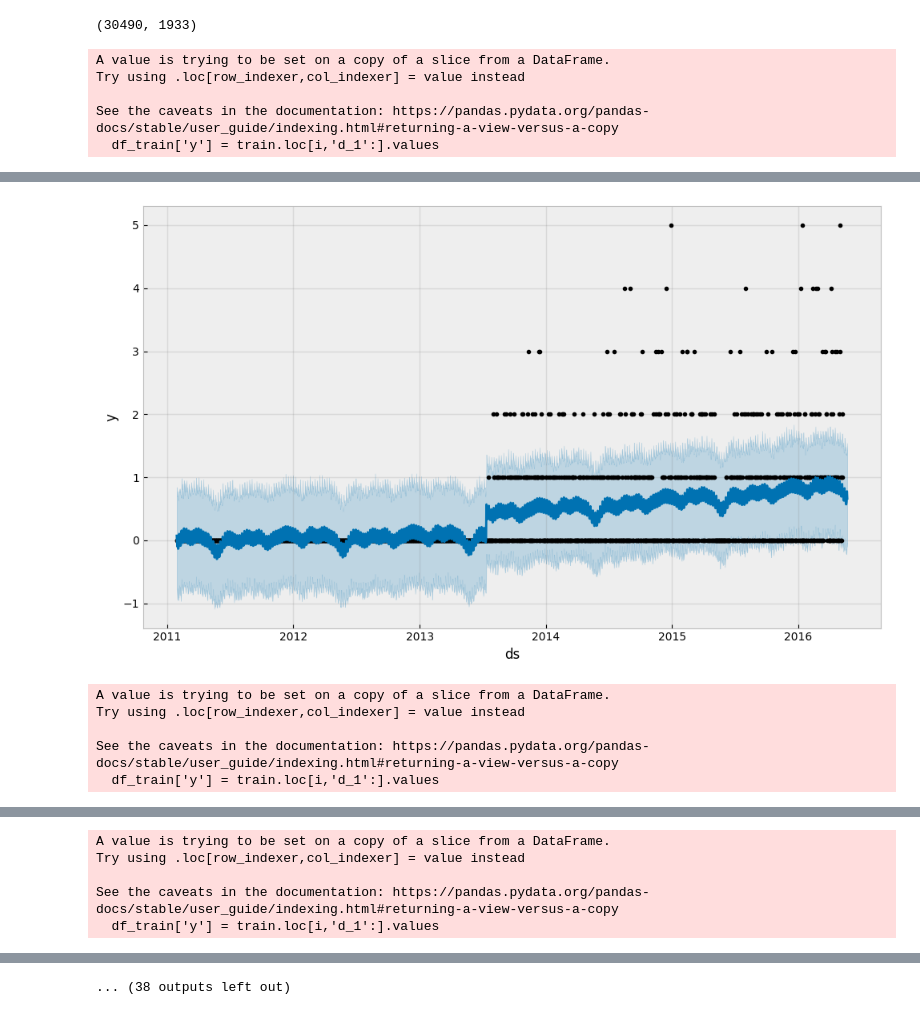
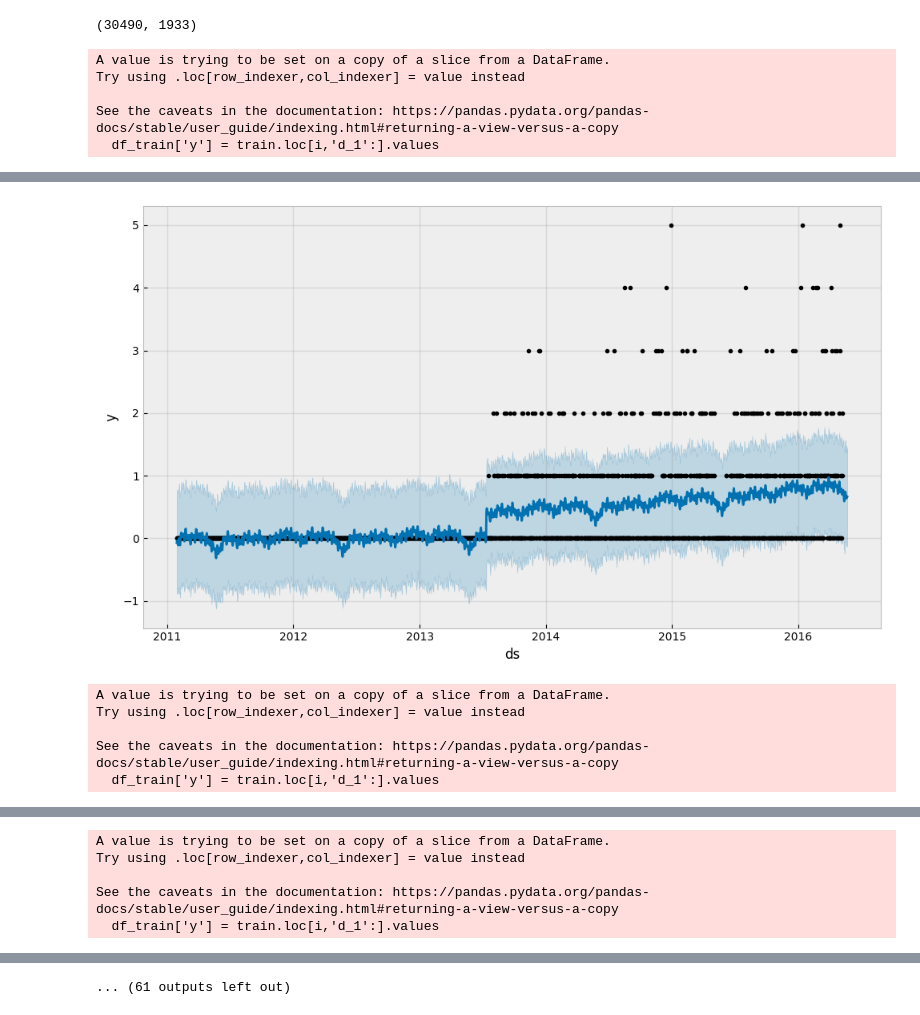
Before and after one commit to ten10ba/chronolog, a Jupyter notebook: code/m5.ipynb, the cells around one changed output, grey strips where cells are left out. Saved outputs shown, nothing was run; the diff lists cells and outputs as text; code cells hidden in the pictures.

Commit message:
add monthly seasonality

```diff
--- a/code/m5.ipynb
+++ b/code/m5.ipynb
@@ -72,12 +72,13 @@ for i in range(train.shape[0]):
     df_train = df_train.rename(columns={'date': 'ds'})
 
     print(df_train)
-    df_train = df_train.fillna({"sell_price":9999})
+    df_train = df_train.fillna({"sell_price":9999999999})
     print("-------------------")
     print(df_train)
     print("-------------------")
 
-    model = Prophet()
+    model = Prophet(weekly_seasonality=False)
+    model.add_seasonality(name="monthly", period=30.5, fourier_order=7)
     model.add_regressor('sell_price')
     model.fit(df_train)
     future = model.make_future_dataframe(periods=14)
@@ -88,7 +89,7 @@ for i in range(train.shape[0]):
     future = pd.merge(future, price[(price['store_id'] == train.loc[i,'store_id'])\
                     & (price['item_id'] == train.loc[0,'item_id'])] \
                     [['wm_yr_wk',"sell_price"]], how='left', on=['wm_yr_wk'])
-    future = future.fillna({"sell_price":9999})
+    future = future.fillna({"sell_price":9999999999})
     print(future)
     #future["sell_price"] = df_train["sell_price"]
     print(future)
@@ -141,6 +142,6 @@ See the caveats in the documentation: https://pandas.pydata.org/pandas-docs/stab
 
 [1941 rows x 3 columns]
-[figure, old version]
+[figure, new version]
 A value is trying to be set on a copy of a slice from a DataFrame.
 Try using .loc[row_indexer,col_indexer] = value instead
 
@@ -205,4 +206,4 @@ See the caveats in the documentation: https://pandas.pydata.org/pandas-docs/stab
 
 [1927 rows x 5 columns]
 -------------------
-... (38 outputs left out)
+... (61 outputs left out)
```
Also changed, not shown: parts of 2 cells of this notebook.
